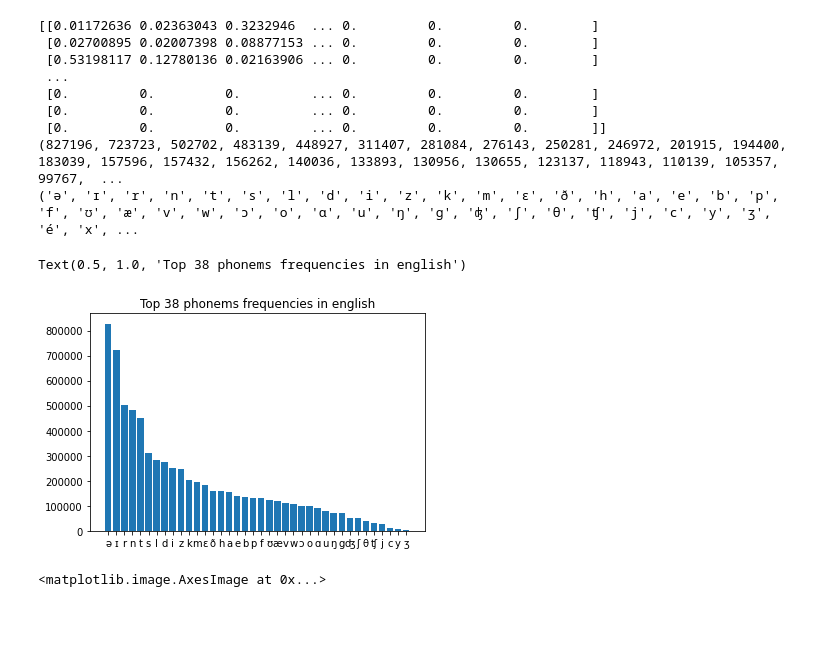
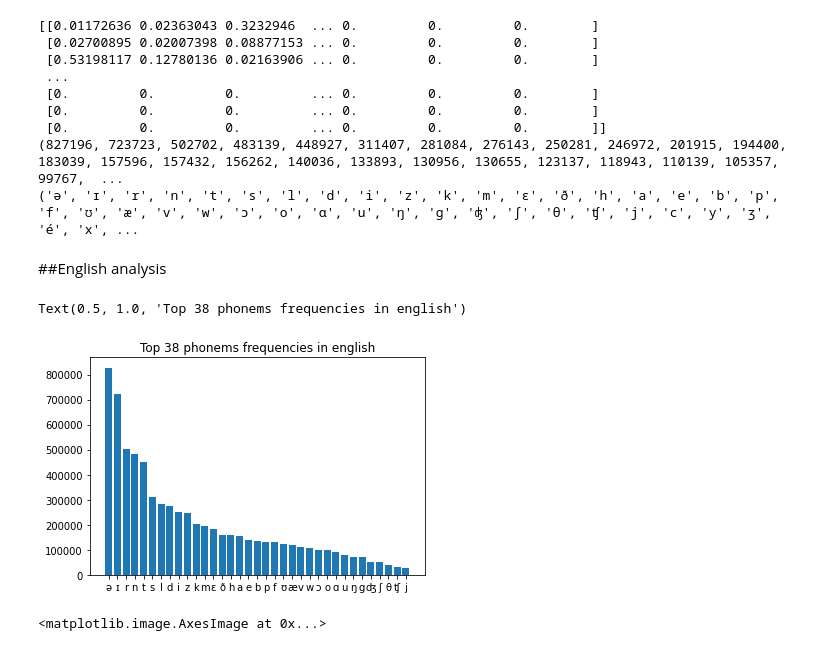
Before and after one commit to clement-bonnet/Lazimpa, a Jupyter notebook: LazImpa.ipynb, the cells around one changed output. Drawn from its saved outputs; the diff is of its cells as text; code cells hidden in the pictures; blank space fills up the shorter version.

```diff
--- a/LazImpa.ipynb
+++ b/LazImpa.ipynb
@@ -924,13 +827,15 @@ print(example_dict['keys'])
  [0.         0.         0.         ... 0.         0.         0.        ]]
 (827196, 723723, 502702, 483139, 448927, 311407, 281084, 276143, 250281, 246972, 201915, 194400, 183039, 157596, 157432, 156262, 140036, 133893, 130956, 130655, 123137, 118943, 110139, 105357, 99767,  ...
 ('ə', 'ɪ', 'r', 'n', 't', 's', 'l', 'd', 'i', 'z', 'k', 'm', 'ɛ', 'ð', 'h', 'a', 'e', 'b', 'p', 'f', 'ʊ', 'æ', 'v', 'w', 'ɔ', 'o', 'ɑ', 'u', 'ŋ', 'g', 'ʤ', 'ʃ', 'θ', 'ʧ', 'j', 'c', 'y', 'ʒ', 'é', 'x', ...
+# %% [markdown]
+##English analysis
 # %%
-cut = 38
+cut = 35
 plt.bar(x = example_dict['keys'][:cut], height = example_dict['occurences'][:cut])
 plt.title('Top 38 phonems frequencies in english')
 # %% [output]
 Text(0.5, 1.0, 'Top 38 phonems frequencies in english')
-[figure, old version]
+[figure, new version]
 # %%
 plt.imshow(example_dict['co_occurences'])
 # %% [output]
```
Also changed, not shown: parts of 51 cells of this notebook.
